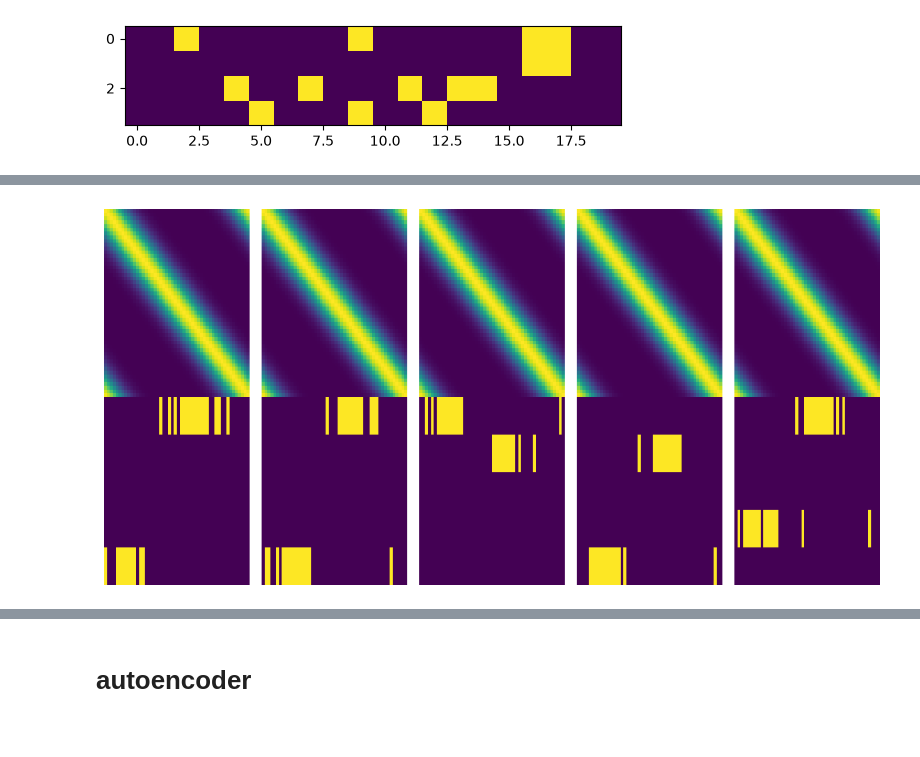
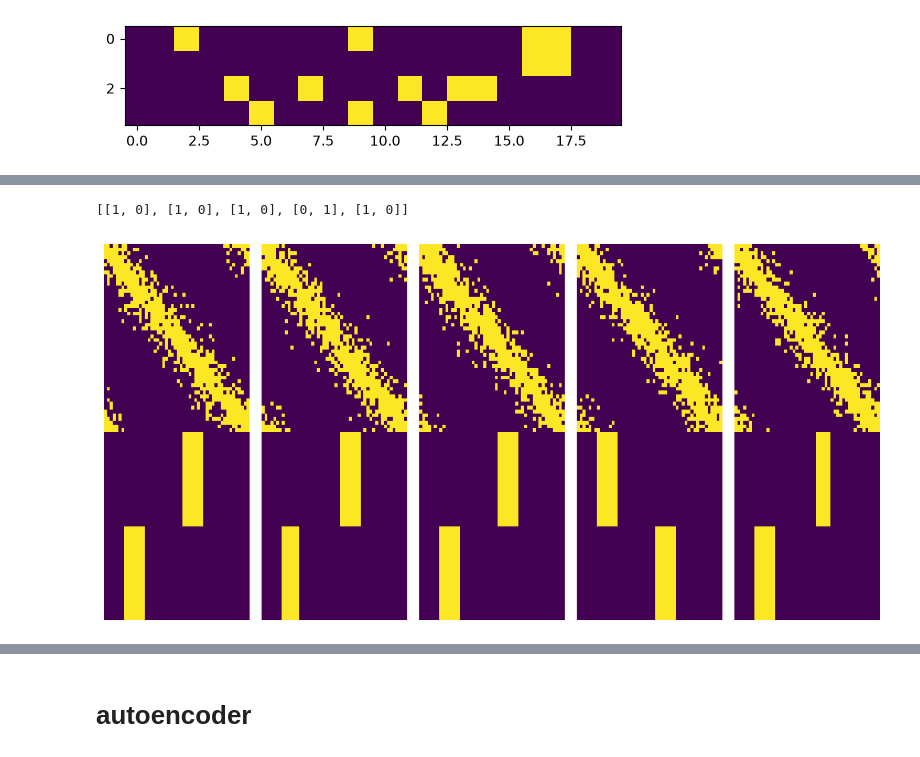
Before and after one commit to iKiru-hub/kam, a Jupyter notebook: src/notebooks/lab_check_data.ipynb, the cells around one changed output, grey strips where cells are left out. Cells and saved outputs as stored; diff of their text form; code cells hidden in the pictures.

```diff
--- a/src/notebooks/lab_check_data.ipynb
+++ b/src/notebooks/lab_check_data.ipynb
@@ -126,7 +143,7 @@ plt.show()
 # %% [output]
 [figure]
 # %%
-num_cue_patterns = 5
+num_cue_patterns = 2
 lec_size = 50
 num_laps = 5
 cue_positions = [10, 30]
@@ -138,11 +155,16 @@ laps = {
     "n": 5,
     "length": 50,
     "cues_positions": cue_positions,
-    "cues_patterns": dg.make_cues(n=num_cue_patterns, size=lec_size, fixed=True, p=0.2),
-    "cues_sequence": cue_sequence
+    "cues_patterns": dg.make_cues(n=num_cue_patterns, size=lec_size, fixed=True, p=0.1),
+    "cues_sequence": cue_sequence,
+    "cue_sigma": 2,
+    "cue_alpha": 0.2,
+    "cue_beta": 20.,
+    "mec_binarized": True,
+    "spacing": 2
 }
 
-data, laps_cus = dg.sparse_stimulus_generator_sensory(laps=laps, mec_sigma=5, lec_sigma=5)
+data, laps_cus = dg.sparse_stimulus_generator_sensory(laps=laps, mec_sigma=5, lec_sigma=10)
 
 logger()
 
@@ -157 +180,2 @@ plt.show()
+[[1, 0], [1, 0], [1, 0], [0, 1], [1, 0]]
-[figure, old version]
+[figure, new version]
```
Also changed, not shown: parts of 15 cells of this notebook, 39 other files.
